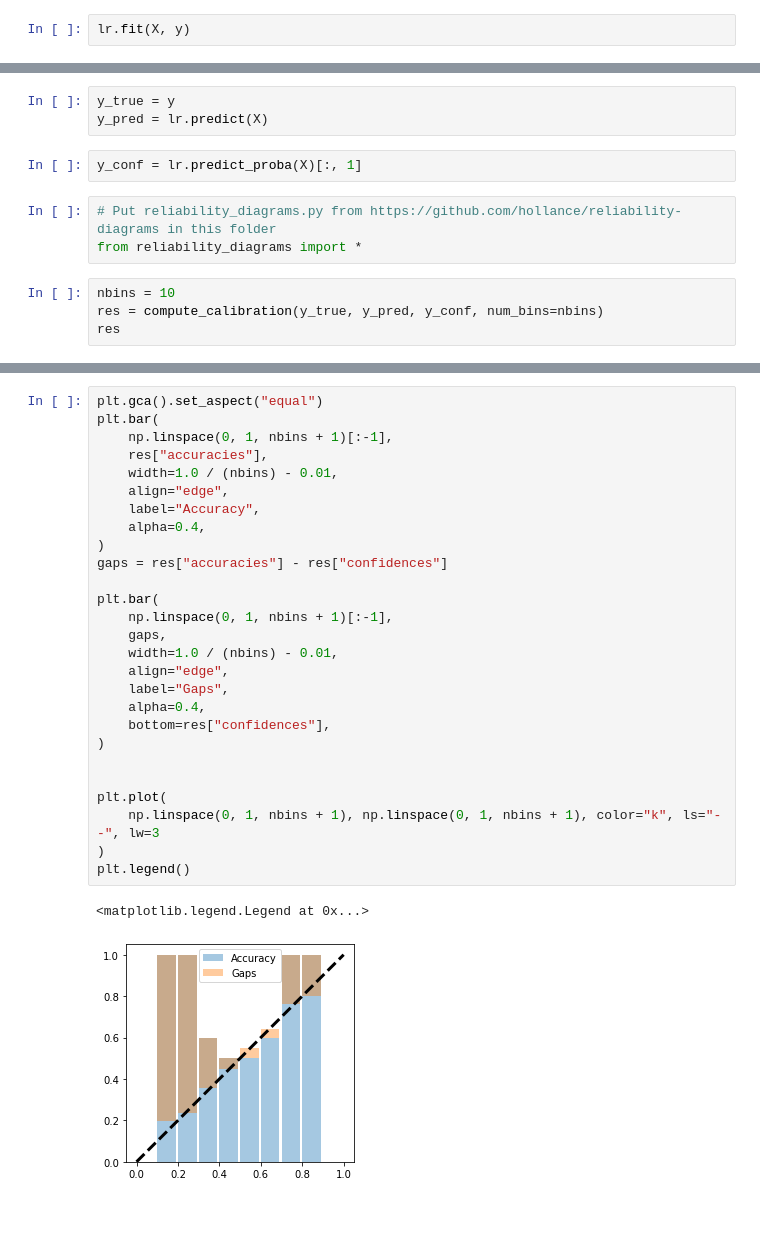
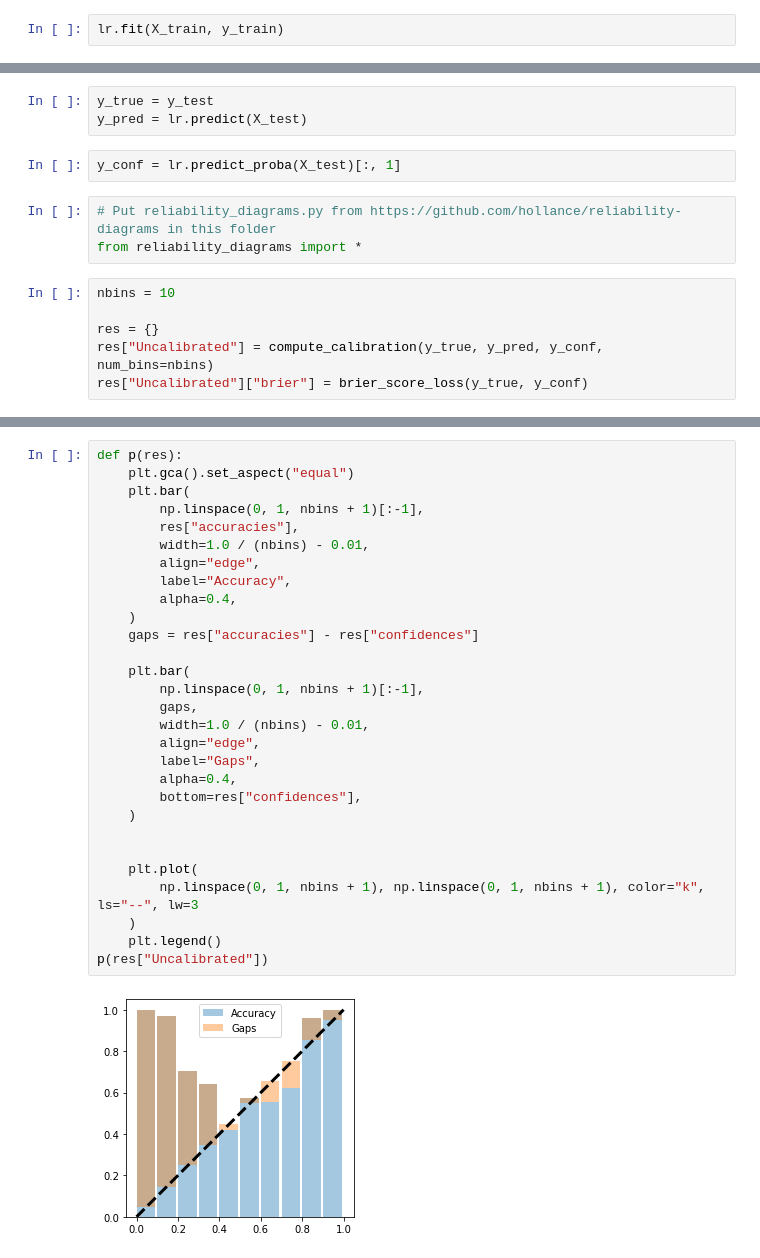
Before and after one commit to code-first-ml/book1, a Jupyter notebook: notebooks/calibration/calibration.ipynb, the cells around one changed output, grey strips where cells are left out. Drawn from its saved outputs; the diff is of its cells as text; blank space fills up the shorter version.

```diff
--- a/notebooks/calibration/calibration.ipynb
+++ b/notebooks/calibration/calibration.ipynb
@@ -22,7 +41,7 @@ from sklearn.linear_model import LogisticRegression
 # %%
 lr = LogisticRegression(C=0.1)
 # %%
-lr.fit(X, y)
+lr.fit(X_train, y_train)
 # %% [output]
 LogisticRegression(C=0.1)
 # %%
@@ -67,12 +68,14 @@ sns.despine()
 # %%
-y_true = y
-y_pred = lr.predict(X)
+y_true = y_test
+y_pred = lr.predict(X_test)
 # %%
-y_conf = lr.predict_proba(X)[:, 1]
+y_conf = lr.predict_proba(X_test)[:, 1]
 # %%
 # Put reliability_diagrams.py from https://github.com/hollance/reliability-diagrams in this folder
 from reliability_diagrams import *
 # %%
 nbins = 10
-res = compute_calibration(y_true, y_pred, y_conf, num_bins=nbins)
-res
+
+res = {}
+res["Uncalibrated"] = compute_calibration(y_true, y_pred, y_conf, num_bins=nbins)
+res["Uncalibrated"]["brier"] = brier_score_loss(y_true, y_conf)
@@ -119,31 +94,32 @@ Text(0, 0.5, 'Accuracy')
 # %%
-plt.gca().set_aspect("equal")
-plt.bar(
-    np.linspace(0, 1, nbins + 1)[:-1],
-    res["accuracies"],
-    width=1.0 / (nbins) - 0.01,
-    align="edge",
-    label="Accuracy",
-    alpha=0.4,
-)
-gaps = res["accuracies"] - res["confidences"]
+def p(res):
+    plt.gca().set_aspect("equal")
+    plt.bar(
+        np.linspace(0, 1, nbins + 1)[:-1],
+        res["accuracies"],
+        width=1.0 / (nbins) - 0.01,
+        align="edge",
+        label="Accuracy",
+        alpha=0.4,
+    )
+    gaps = res["accuracies"] - res["confidences"]
 
-plt.bar(
-    np.linspace(0, 1, nbins + 1)[:-1],
-    gaps,
-    width=1.0 / (nbins) - 0.01,
-    align="edge",
-    label="Gaps",
-    alpha=0.4,
-    bottom=res["confidences"],
-)
+    plt.bar(
+        np.linspace(0, 1, nbins + 1)[:-1],
+        gaps,
+        width=1.0 / (nbins) - 0.01,
+        align="edge",
+        label="Gaps",
+        alpha=0.4,
+        bottom=res["confidences"],
+    )
 
 
-plt.plot(
-    np.linspace(0, 1, nbins + 1), np.linspace(0, 1, nbins + 1), color="k", ls="--", lw=3
-)
-plt.legend()
+    plt.plot(
+        np.linspace(0, 1, nbins + 1), np.linspace(0, 1, nbins + 1), color="k", ls="--", lw=3
+    )
+    plt.legend()
+p(res["Uncalibrated"])
 # %% [output]
-<matplotlib.legend.Legend at 0x...>
-[figure, old version]
+[figure, new version]
 # %%
```
Also changed, not shown: parts of 42 cells of this notebook.
